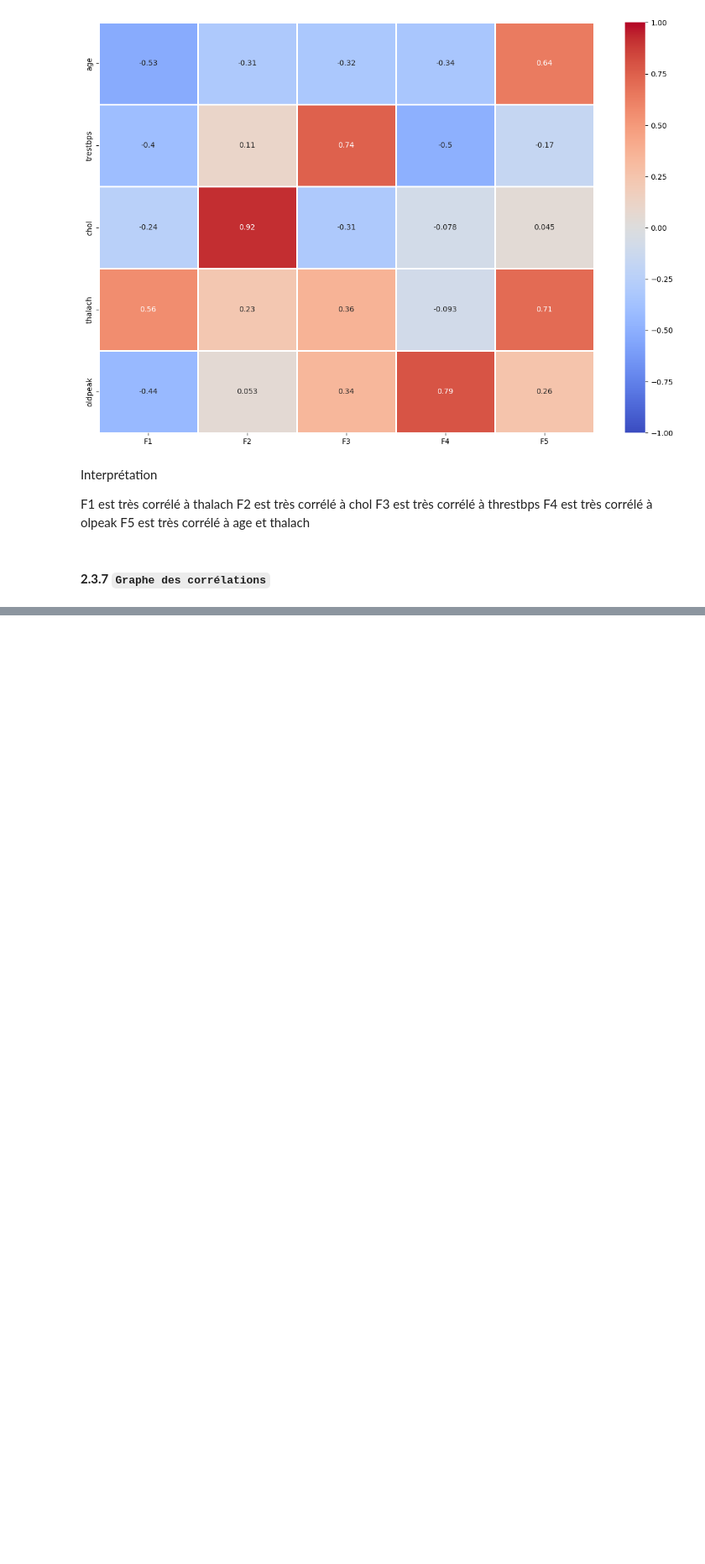
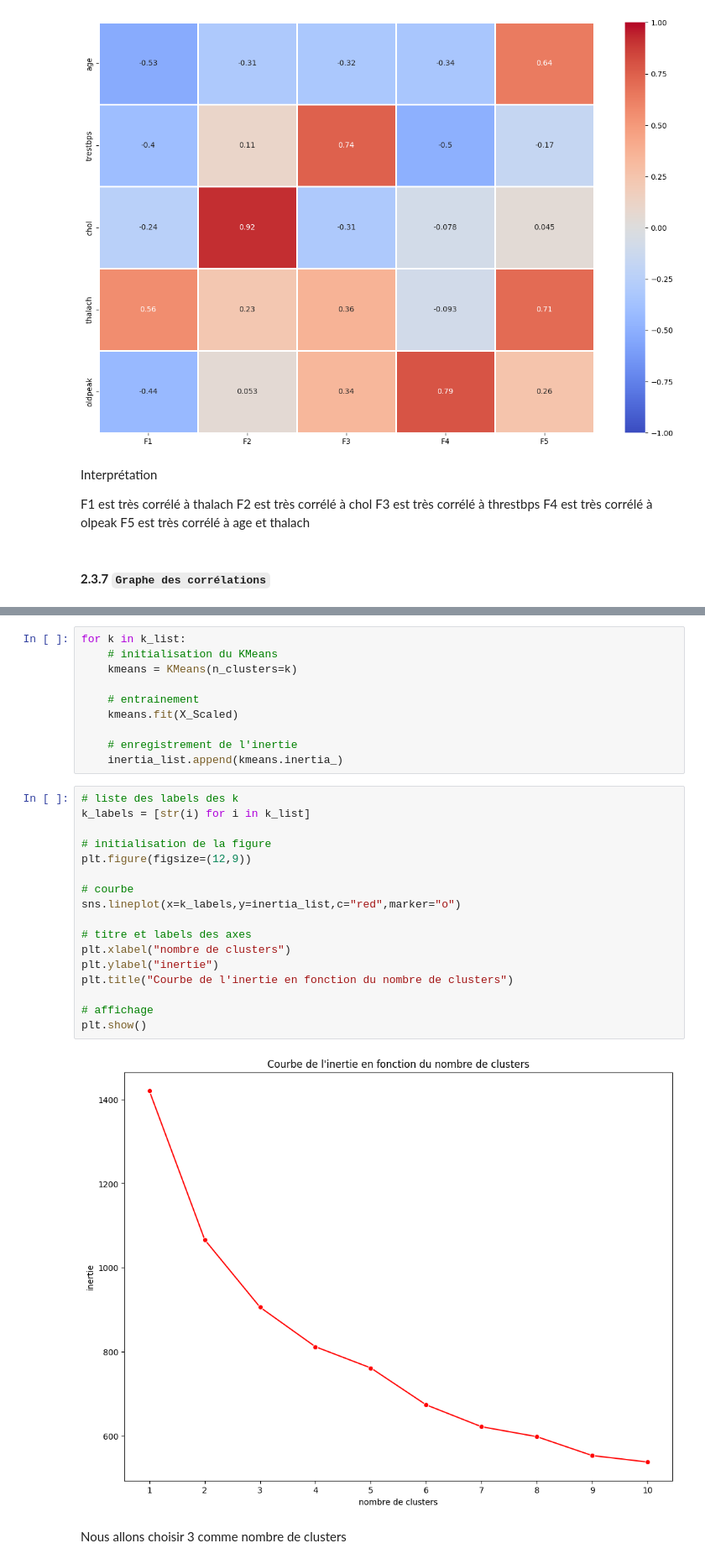
Before and after one commit to Harlequelrah/heart_attack_prediction, a Jupyter notebook: project/notebooks/analysis.ipynb, the cells around one changed output, grey strips where cells are left out. Shown at 84% size. Drawn from its saved outputs; the diff is of its cells as text; blank space fills up the shorter version.

```diff
--- a/project/notebooks/analysis.ipynb
+++ b/project/notebooks/analysis.ipynb
@@ -506,0 +544,31 @@ def correlation_graph(x_y,pca:PCA,features:list):
+# %%
+for k in k_list:
+    # initialisation du KMeans
+    kmeans = KMeans(n_clusters=k)
+
+    # entrainement
+    kmeans.fit(X_Scaled)
+
+    # enregistrement de l'inertie
+    inertia_list.append(kmeans.inertia_)
+# %%
+# liste des labels des k
+k_labels = [str(i) for i in k_list]
+
+# initialisation de la figure
+plt.figure(figsize=(12,9))
+
+# courbe
+sns.lineplot(x=k_labels,y=inertia_list,c="red",marker="o")
+
+# titre et labels des axes
+plt.xlabel("nombre de clusters")
+plt.ylabel("inertie")
+plt.title("Courbe de l'inertie en fonction du nombre de clusters")
+
+# affichage
+plt.show()
+# %% [output]
+[figure, added]
+# %% [markdown]
+Nous allons choisir 3 comme nombre de clusters
```
Also changed, not shown: parts of 17 cells of this notebook.
